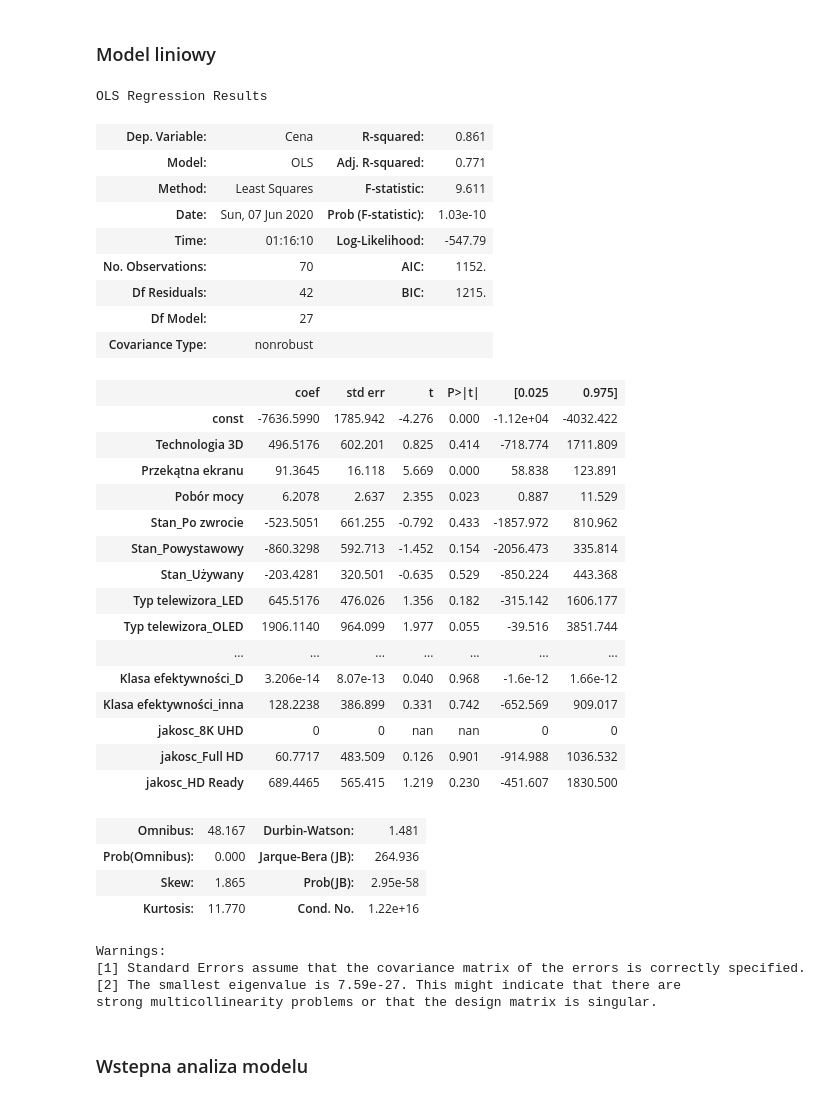
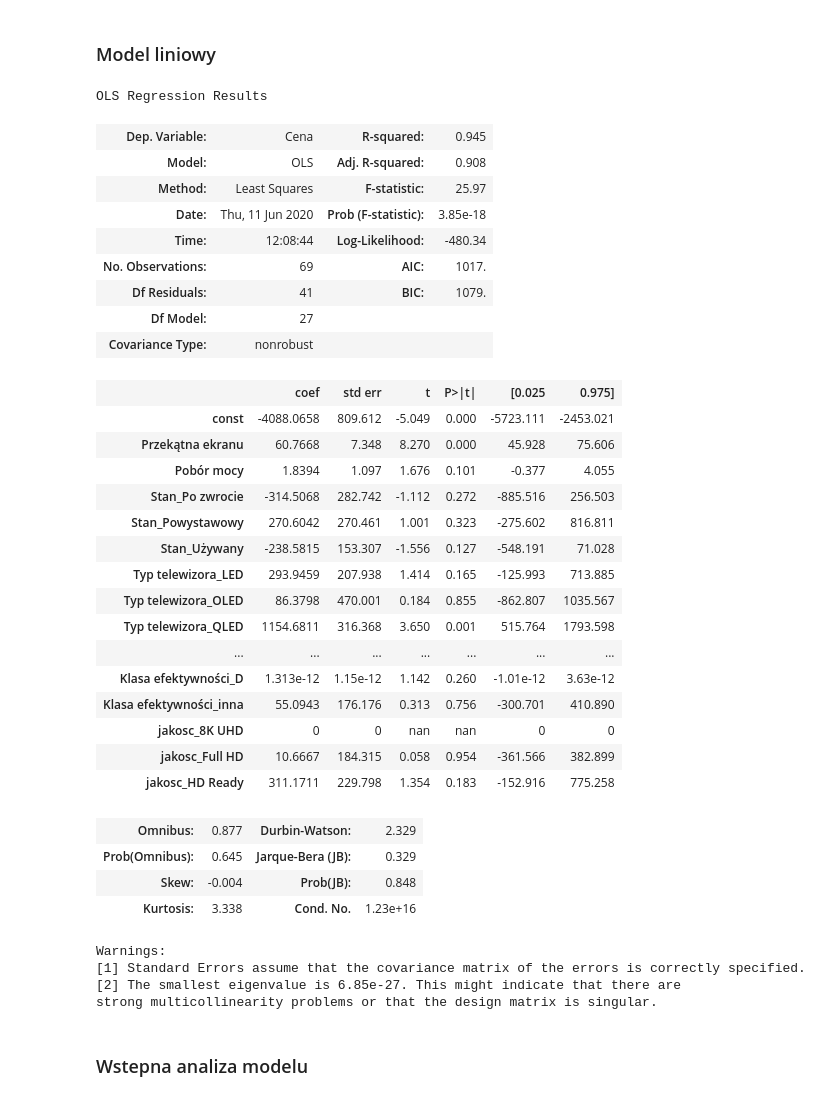
Before and after one commit to skuam/GUSAPI_to_csv, a Jupyter notebook: ProjektEkonometria.ipynb, the cells around one changed output. Cells and saved outputs as stored; diff of their text form; code cells hidden in the pictures.

```diff
--- a/ProjektEkonometria.ipynb
+++ b/ProjektEkonometria.ipynb
@@ -217,2 +221,12 @@ df.loc[df["Klasa efektywności"] == "D"]
+# %%
+#przygotwanie danych do regresji
+#usuniecie obserwacji odstajacych
+count = df["Cena"]
+kwartyl = count.quantile(0.85)
+drogie  = count > kwartyl
+df = df.drop(drogie.loc[drogie].index)
+
+
+regresion_data = pd.get_dummies(df, drop_first=True)
 # %% [markdown]
 <h3>Macierz korelacji
@@ -225,47 +257,48 @@ import matplotlib.pyplot as plt
 # %%
+regresion_data = regresion_data.sort_values(by= ["Cena"])
 Y = regresion_data["Cena"]
-Y = Y[:70]
-X = regresion_data.iloc[:70,1:]
+Y = Y
+X = regresion_data.iloc[:,1:]
 X = sm.add_constant(X).astype(float)
 
 model = sm.OLS(Y,X)
 result = model.fit()
 
 result.summary()
 # %% [output]
 OLS Regression Results
-| Dep. Variable: | Cena | R-squared: | 0.861 |
-| Model: | OLS | Adj. R-squared: | 0.771 |
-| Method: | Least Squares | F-statistic: | 9.611 |
-| Date: | Sun, 07 Jun 2020 | Prob (F-statistic): | 1.03e-10 |
-| Time: | 01:16:10 | Log-Likelihood: | -547.79 |
-| No. Observations: | 70 | AIC: | 1152. |
-| Df Residuals: | 42 | BIC: | 1215. |
+| Dep. Variable: | Cena | R-squared: | 0.945 |
+| Model: | OLS | Adj. R-squared: | 0.908 |
+| Method: | Least Squares | F-statistic: | 25.97 |
+| Date: | Thu, 11 Jun 2020 | Prob (F-statistic): | 3.85e-18 |
+| Time: | 12:08:44 | Log-Likelihood: | -480.34 |
+| No. Observations: | 69 | AIC: | 1017. |
+| Df Residuals: | 41 | BIC: | 1079. |
 | Df Model: | 27 |  |  |
 | Covariance Type: | nonrobust |  |  |
 |  | coef | std err | t | P>|t| | [0.025 | 0.975] |
-| const | -7636.5990 | 1785.942 | -4.276 | 0.000 | -1.12e+04 | -4032.422 |
-| Technologia 3D | 496.5176 | 602.201 | 0.825 | 0.414 | -718.774 | 1711.809 |
-| Przekątna ekranu | 91.3645 | 16.118 | 5.669 | 0.000 | 58.838 | 123.891 |
-| Pobór mocy | 6.2078 | 2.637 | 2.355 | 0.023 | 0.887 | 11.529 |
-| Stan_Po zwrocie | -523.5051 | 661.255 | -0.792 | 0.433 | -1857.972 | 810.962 |
-| Stan_Powystawowy | -860.3298 | 592.713 | -1.452 | 0.154 | -2056.473 | 335.814 |
-| Stan_Używany | -203.4281 | 320.501 | -0.635 | 0.529 | -850.224 | 443.368 |
-| Typ telewizora_LED | 645.5176 | 476.026 | 1.356 | 0.182 | -315.142 | 1606.177 |
-| Typ telewizora_OLED | 1906.1140 | 964.099 | 1.977 | 0.055 | -39.516 | 3851.744 |
+| const | -4088.0658 | 809.612 | -5.049 | 0.000 | -5723.111 | -2453.021 |
+| Przekątna ekranu | 60.7668 | 7.348 | 8.270 | 0.000 | 45.928 | 75.606 |
+| Pobór mocy | 1.8394 | 1.097 | 1.676 | 0.101 | -0.377 | 4.055 |
+| Stan_Po zwrocie | -314.5068 | 282.742 | -1.112 | 0.272 | -885.516 | 256.503 |
+| Stan_Powystawowy | 270.6042 | 270.461 | 1.001 | 0.323 | -275.602 | 816.811 |
+| Stan_Używany | -238.5815 | 153.307 | -1.556 | 0.127 | -548.191 | 71.028 |
+| Typ telewizora_LED | 293.9459 | 207.938 | 1.414 | 0.165 | -125.993 | 713.885 |
+| Typ telewizora_OLED | 86.3798 | 470.001 | 0.184 | 0.855 | -862.807 | 1035.567 |
+| Typ telewizora_QLED | 1154.6811 | 316.368 | 3.650 | 0.001 | 515.764 | 1793.598 |
 | ... | ... | ... | ... | ... | ... | ... |
-| Klasa efektywności_D | 3.206e-14 | 8.07e-13 | 0.040 | 0.968 | -1.6e-12 | 1.66e-12 |
-| Klasa efektywności_inna | 128.2238 | 386.899 | 0.331 | 0.742 | -652.569 | 909.017 |
+| Klasa efektywności_D | 1.313e-12 | 1.15e-12 | 1.142 | 0.260 | -1.01e-12 | 3.63e-12 |
+| Klasa efektywności_inna | 55.0943 | 176.176 | 0.313 | 0.756 | -300.701 | 410.890 |
 | jakosc_8K UHD | 0 | 0 | nan | nan | 0 | 0 |
-| jakosc_Full HD | 60.7717 | 483.509 | 0.126 | 0.901 | -914.988 | 1036.532 |
-| jakosc_HD Ready | 689.4465 | 565.415 | 1.219 | 0.230 | -451.607 | 1830.500 |
+| jakosc_Full HD | 10.6667 | 184.315 | 0.058 | 0.954 | -361.566 | 382.899 |
+| jakosc_HD Ready | 311.1711 | 229.798 | 1.354 | 0.183 | -152.916 | 775.258 |
-| Omnibus: | 48.167 | Durbin-Watson: | 1.481 |
-| Prob(Omnibus): | 0.000 | Jarque-Bera (JB): | 264.936 |
-| Skew: | 1.865 | Prob(JB): | 2.95e-58 |
-| Kurtosis: | 11.770 | Cond. No. | 1.22e+16 |
+| Omnibus: | 0.877 | Durbin-Watson: | 2.329 |
+| Prob(Omnibus): | 0.645 | Jarque-Bera (JB): | 0.329 |
+| Skew: | -0.004 | Prob(JB): | 0.848 |
+| Kurtosis: | 3.338 | Cond. No. | 1.23e+16 |
 Warnings:
 [1] Standard Errors assume that the covariance matrix of the errors is correctly specified.
-[2] The smallest eigenvalue is 7.59e-27. This might indicate that there are
+[2] The smallest eigenvalue is 6.85e-27. This might indicate that there are
 strong multicollinearity problems or that the design matrix is singular.
 # %% [markdown]
 <h3> Wstepna analiza modelu
```
Also changed, not shown: parts of 20 cells of this notebook.
